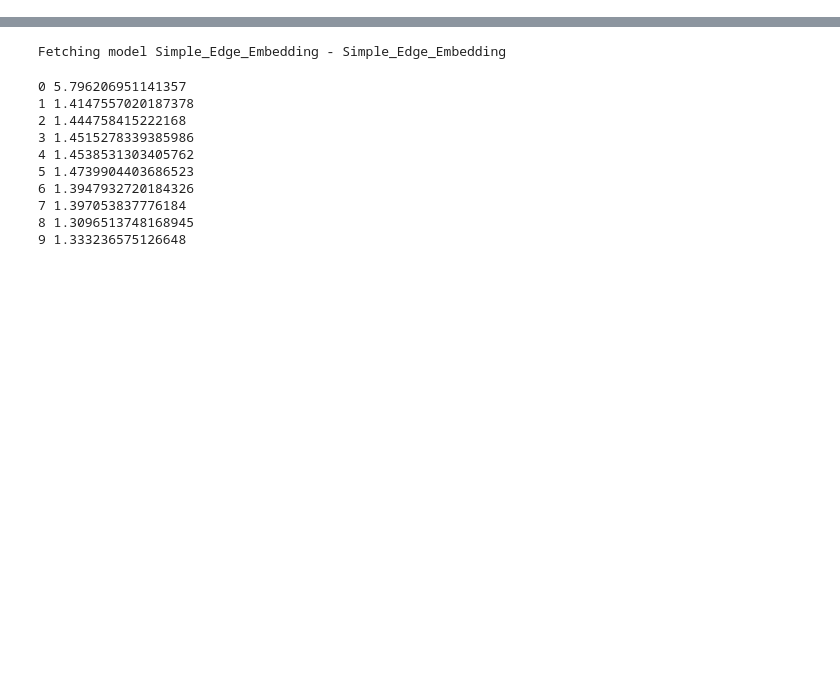
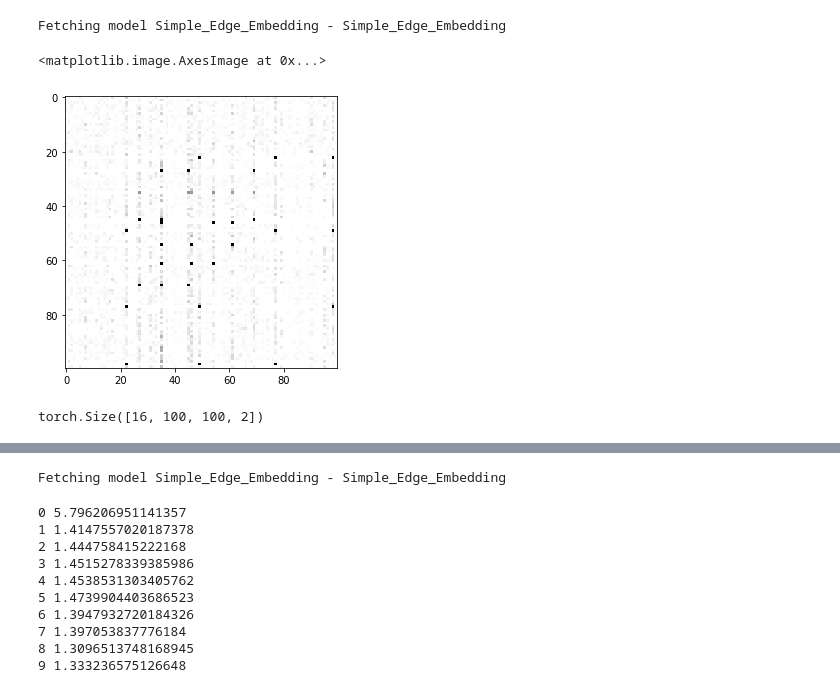
Before and after one commit to mlelarge/graph_neural_net, a Jupyter notebook: test_mcp.ipynb, the cells around one changed output, grey strips where cells are left out. Drawn from its saved outputs; the diff is of its cells as text; code cells hidden in the pictures; blank space fills up the shorter version.

```diff
--- a/test_mcp.ipynb
+++ b/test_mcp.ipynb
@@ -33,9 +55,9 @@ edge_density
 # %%
-clique_size = 15
+clique_size = 0
 args= {}
 args['edge_density'] = edge_density
 args['clique_size'] = clique_size
-args['num_examples_test'] = 200
+args['num_examples_test'] = 1000
 args['n_vertices'] = n_vertices
 args['path_dataset'] = './dataset_mcp'
 # %%
@@ -61,3 +83,32 @@ def load_model(model_path, config, device):
     checkpoint = torch.load(model_file)
     model.load_state_dict(checkpoint['state_dict'])
     return model
+# %%
+model_path = './runs/MCP-100/MCP_100_4_0.1/'
+config, device = get_device_config(model_path)
+model = load_model(model_path,config,device)
+# %% [output]
+Fetching model Simple_Edge_Embedding - Simple_Edge_Embedding
+# %%
+test_loader = siamese_loader(gen, 16, gen.constant_n_vertices, shuffle=False)
+# %%
+for G, K in test_loader:
+    G = G.to(device)
+    K = K.to(device)
+    output = model(G)
+    rawscores = output.squeeze(-1)
+    proba = torch.softmax(rawscores,-1)
+    break
+# %%
+i=2
+fig = pyplot.figure(figsize=(5, 5)) # in inches
+pyplot.imshow(proba[i,:,:].cpu().detach().numpy(),
+                  cmap="Greys",
+                  interpolation="none")
+# %% [output]
+<matplotlib.image.AxesImage at 0x...>
+[figure, added]
+# %%
+G.shape
+# %% [output]
+torch.Size([16, 100, 100, 2])
```
Also changed, not shown: parts of 29 cells of this notebook, 1 other file.
